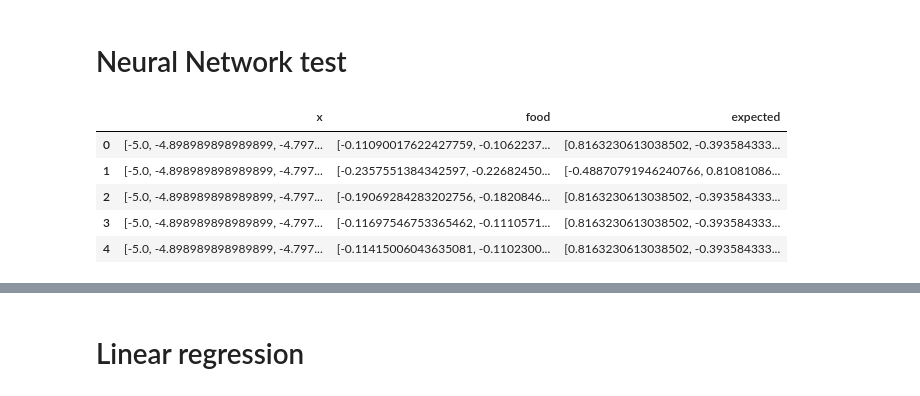
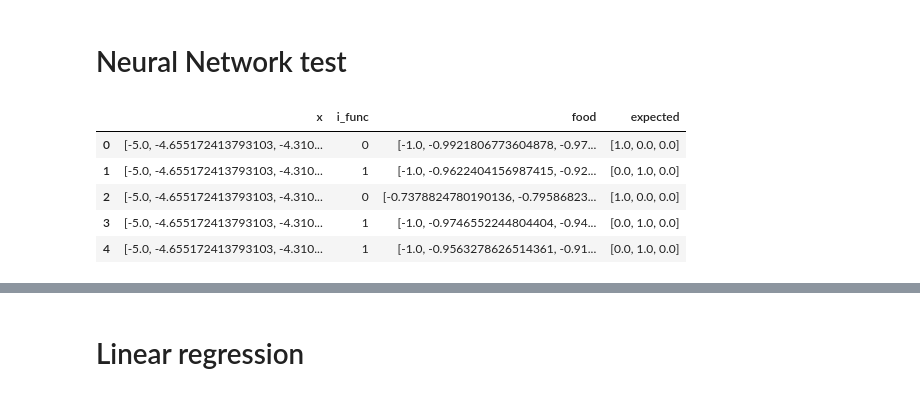
Before and after one commit to blahasimon/datascience, a Jupyter notebook: nn_test.ipynb, the cells around one changed output, grey strips where cells are left out. Drawn from its saved outputs; the diff is of its cells as text; code cells hidden in the pictures.

```diff
--- a/nn_test.ipynb
+++ b/nn_test.ipynb
@@ -12,50 +12,55 @@ import numdifftools as nd
 # %%
 np.random.seed(0)
 
 data = pd.DataFrame()
 
 X_LOW = -5
 X_HIGH = 5
-N_X = 100
+N_X = 30
 
-N_samples = 100
+N_samples = 500
 N_funcs = 3
 
 data['x'] = range(N_samples)
 data['x'] = data['x'].apply(lambda x: np.linspace(X_LOW, X_HIGH, N_X))
 
+def sin(x):
+    return uniform() * np.sin(uniform() * x + uniform()) + uniform()
 
-def random_func(x):
-    i = randint(0, N_funcs)
-    expected = [int(j == i) for j in range(N_funcs)]
-    expected = np.array(expected)
-    if i == 0:
-        return uniform() * np.sin(uniform() * x + uniform()) + uniform(), expected
-    elif i == 1:
-        return uniform() * x + uniform(), expected
-    elif i == 2:
-        return uniform() * x ** 2 + uniform() * x + uniform(), expected
+def linear(x):
+    return uniform() * x + uniform()
 
-data[['food', 'expected']] = data['x'].apply(random_func).apply(pd.Series)
+def quadratic(x):
+    return uniform() * x ** 2 + uniform() * x + uniform()
 
-plt.show()
+funcs = [sin, linear, quadratic]
 
-mean = np.mean(data['food'])
+def random_func(x, i):
+    return funcs[i](x)
+
+def i_to_array(i):
+    array = np.zeros(shape=N_funcs)
+    array[i] = 1
+    return array
+
+data['i_func'] = np.random.randint(0, N_funcs, size=N_samples)
+
+data['food'] = data[['x', 'i_func']].apply(lambda x: random_func(x.iloc[0], x.iloc[1]), axis=1)
+data['expected'] = data['i_func'].apply(i_to_array)
+
+mean = np.mean(np.mean(data['food']))
 data['food'] = data['food'].apply(lambda x: x - mean)
-data['food'] /= data['food'].apply(np.linalg.norm)
+data['food'] /= data['food'].apply(lambda x: np.max(abs(x)))
 
-mean = np.mean(data['expected'])
-data['expected'] = data['expected'].apply(lambda x: x - mean)
-data['expected'] /= data['expected'].apply(np.linalg.norm)
 
 data.head()
 # %% [output]
-|  | x | food | expected |
-| 0 | [-5.0, -4.898989898989899, -4.797... | [-0.11090017622427759, -0.1062237... | [0.8163230613038502, -0.393584333... |
-| 1 | [-5.0, -4.898989898989899, -4.797... | [-0.2357551384342597, -0.22682450... | [-0.48870791946240766, 0.81081086... |
-| 2 | [-5.0, -4.898989898989899, -4.797... | [-0.19069284283202756, -0.1820846... | [0.8163230613038502, -0.393584333... |
-| 3 | [-5.0, -4.898989898989899, -4.797... | [-0.11697546753365462, -0.1110571... | [0.8163230613038502, -0.393584333... |
-| 4 | [-5.0, -4.898989898989899, -4.797... | [-0.11415006043635081, -0.1102300... | [0.8163230613038502, -0.393584333... |
+|  | x | i_func | food | expected |
+| 0 | [-5.0, -4.655172413793103, -4.310... | 0 | [-1.0, -0.9921806773604878, -0.97... | [1.0, 0.0, 0.0] |
+| 1 | [-5.0, -4.655172413793103, -4.310... | 1 | [-1.0, -0.9622404156987415, -0.92... | [0.0, 1.0, 0.0] |
+| 2 | [-5.0, -4.655172413793103, -4.310... | 0 | [-0.7378824780190136, -0.79586823... | [1.0, 0.0, 0.0] |
+| 3 | [-5.0, -4.655172413793103, -4.310... | 1 | [-1.0, -0.9746552244804404, -0.94... | [0.0, 1.0, 0.0] |
+| 4 | [-5.0, -4.655172413793103, -4.310... | 1 | [-1.0, -0.9563278626514361, -0.91... | [0.0, 1.0, 0.0] |
 # %%
 TEST_SIZE = 0.2
 data_train = data.sample(frac=(1-TEST_SIZE), random_state=0)
```
Also changed, not shown: parts of 4 cells of this notebook, 1 other file.
